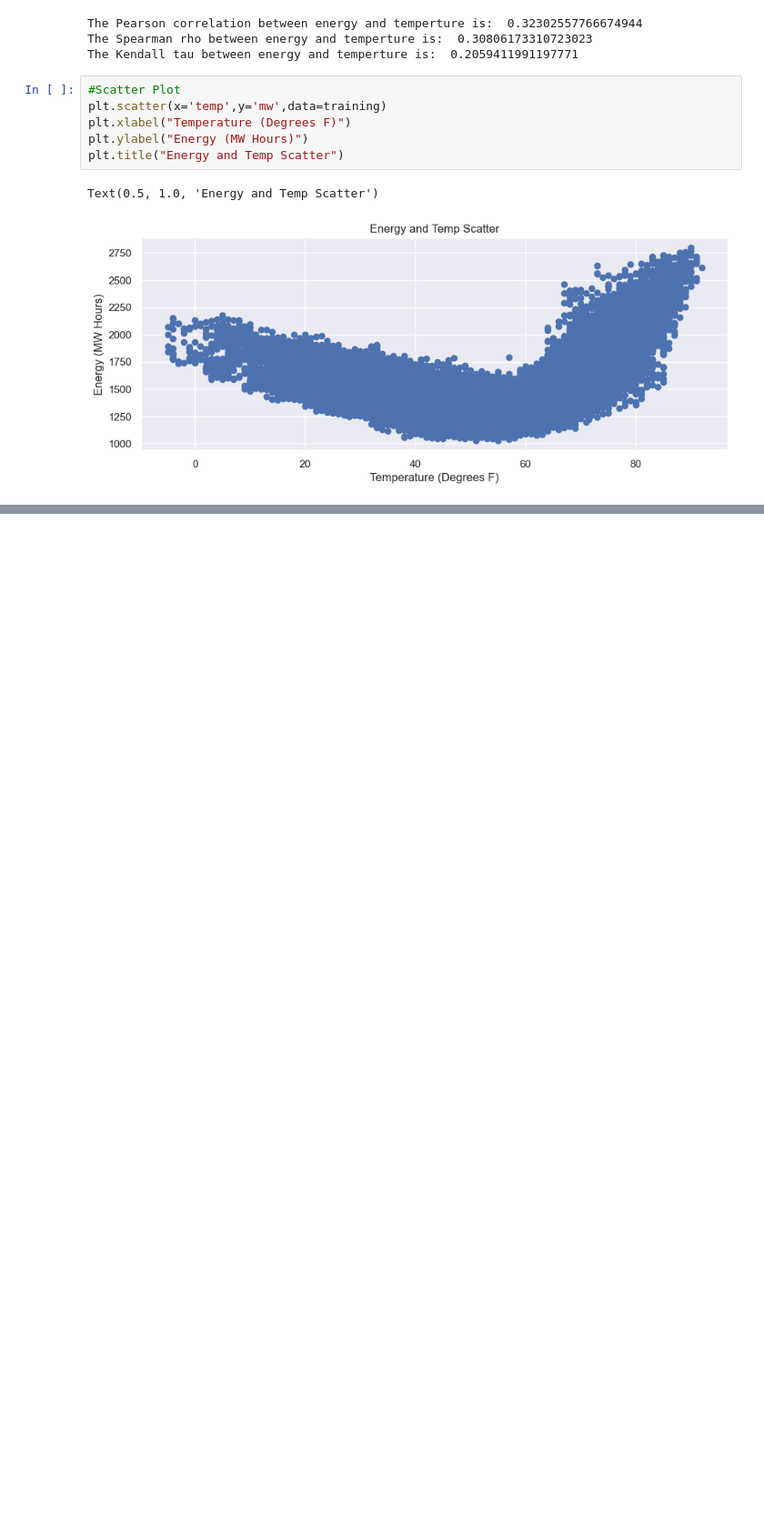
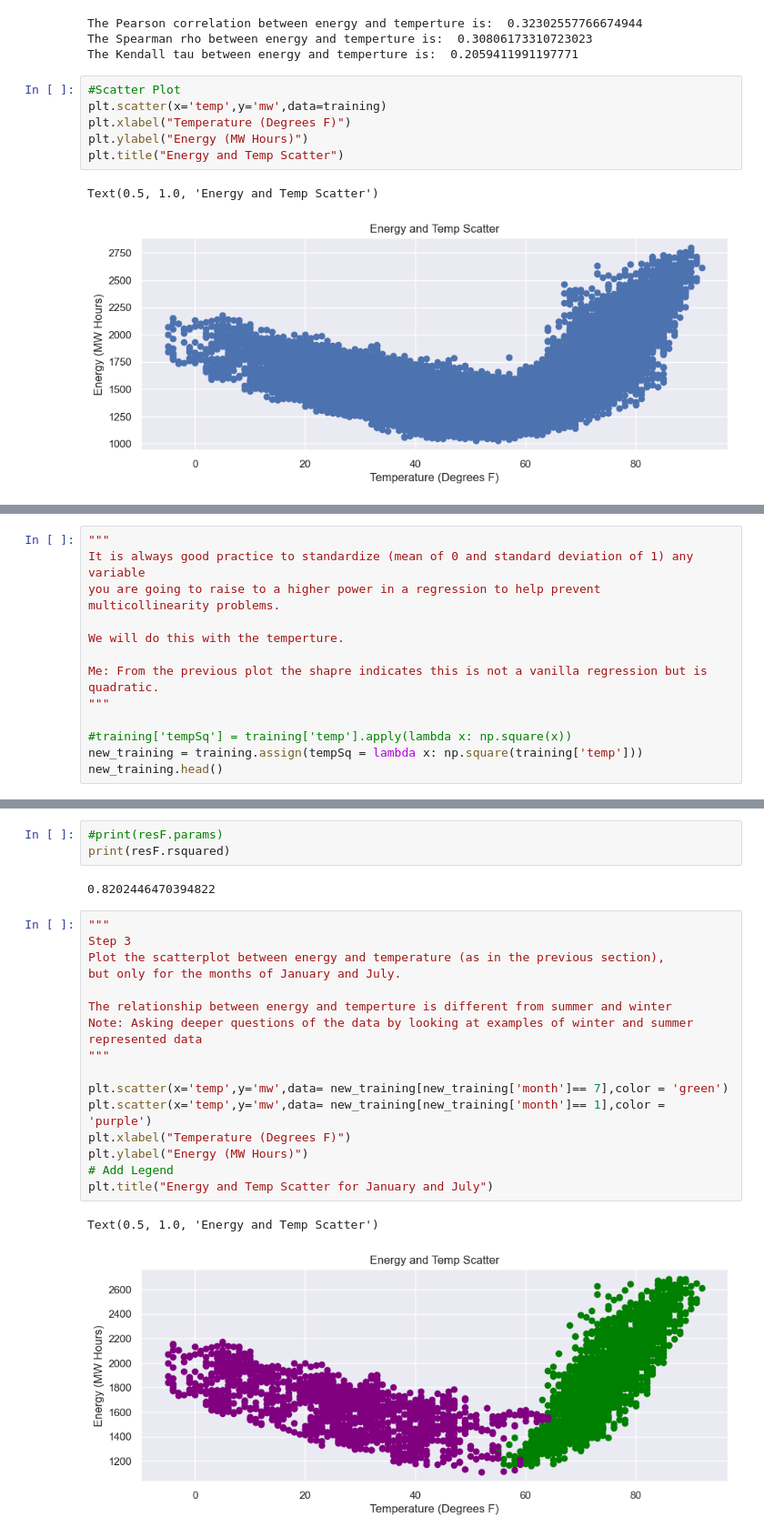
Before and after one commit to vjem/energy_tsf, a Jupyter notebook: energyForecasting.ipynb, the cells around one changed output, grey strips where cells are left out. Shown at 91% size. Drawn from its saved outputs; the diff is of its cells as text; blank space fills up the shorter version.

```diff
--- a/energyForecasting.ipynb
+++ b/energyForecasting.ipynb
@@ -317,0 +327,14 @@ Text(0.5, 1.0, 'Energy and Temp Scatter')
+# %%
+"""
+It is always good practice to standardize (mean of 0 and standard deviation of 1) any variable
+you are going to raise to a higher power in a regression to help prevent
+multicollinearity problems.
+
+We will do this with the temperture.
+
+Me: From the previous plot the shapre indicates this is not a vanilla regression but is quadratic.
+"""
+
+#training['tempSq'] = training['temp'].apply(lambda x: np.square(x))
+new_training = training.assign(tempSq = lambda x: np.square(training['temp']))
+new_training.head()
@@ -317,0 +407,24 @@ Text(0.5, 1.0, 'Energy and Temp Scatter')
+# %%
+#print(resF.params)
+print(resF.rsquared)
+# %% [output]
+0.8202446470394822
+# %%
+"""
+Step 3
+Plot the scatterplot between energy and temperature (as in the previous section),
+but only for the months of January and July.
+
+The relationship between energy and temperture is different from summer and winter
+Note: Asking deeper questions of the data by looking at examples of winter and summer represented data
+"""
+
+plt.scatter(x='temp',y='mw',data= new_training[new_training['month']== 7],color = 'green')
+plt.scatter(x='temp',y='mw',data= new_training[new_training['month']== 1],color = 'purple')
+plt.xlabel("Temperature (Degrees F)")
+plt.ylabel("Energy (MW Hours)")
+# Add Legend
+plt.title("Energy and Temp Scatter for January and July")
+# %% [output]
+Text(0.5, 1.0, 'Energy and Temp Scatter')
+[figure, added]
```
Also changed, not shown: parts of 9 cells of this notebook.
